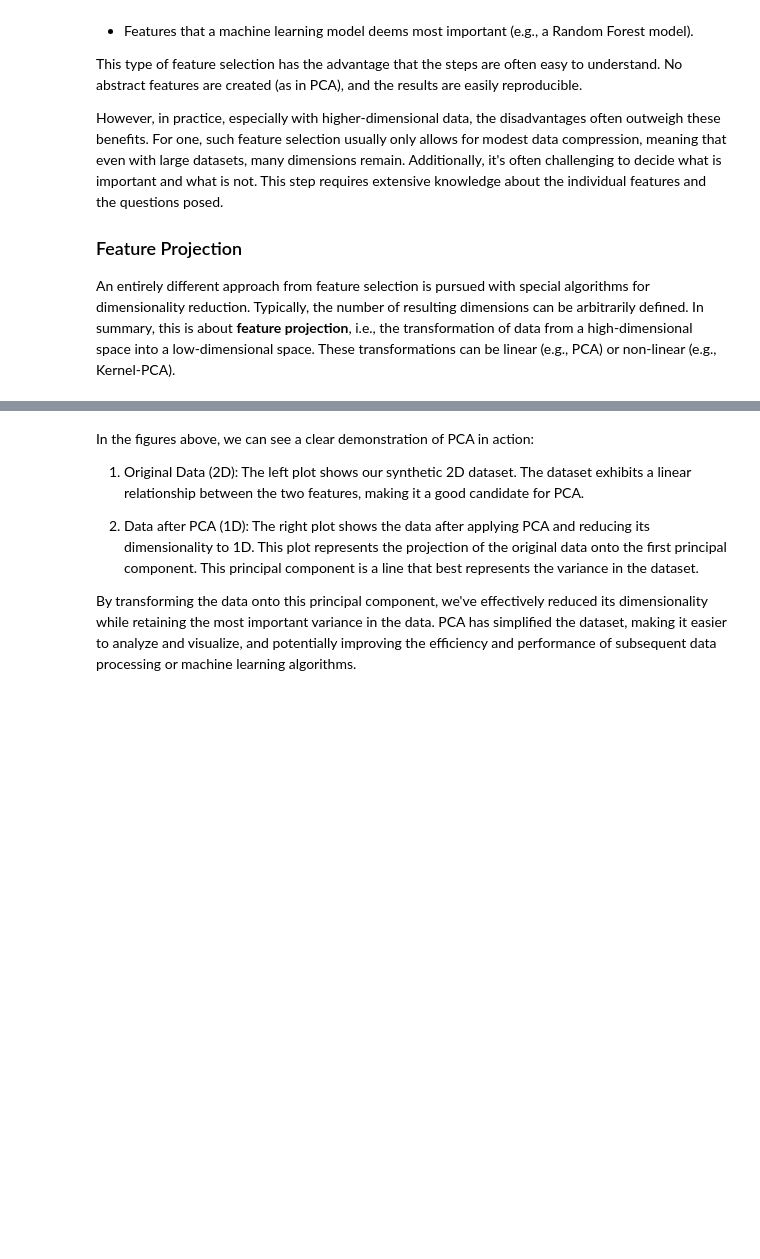
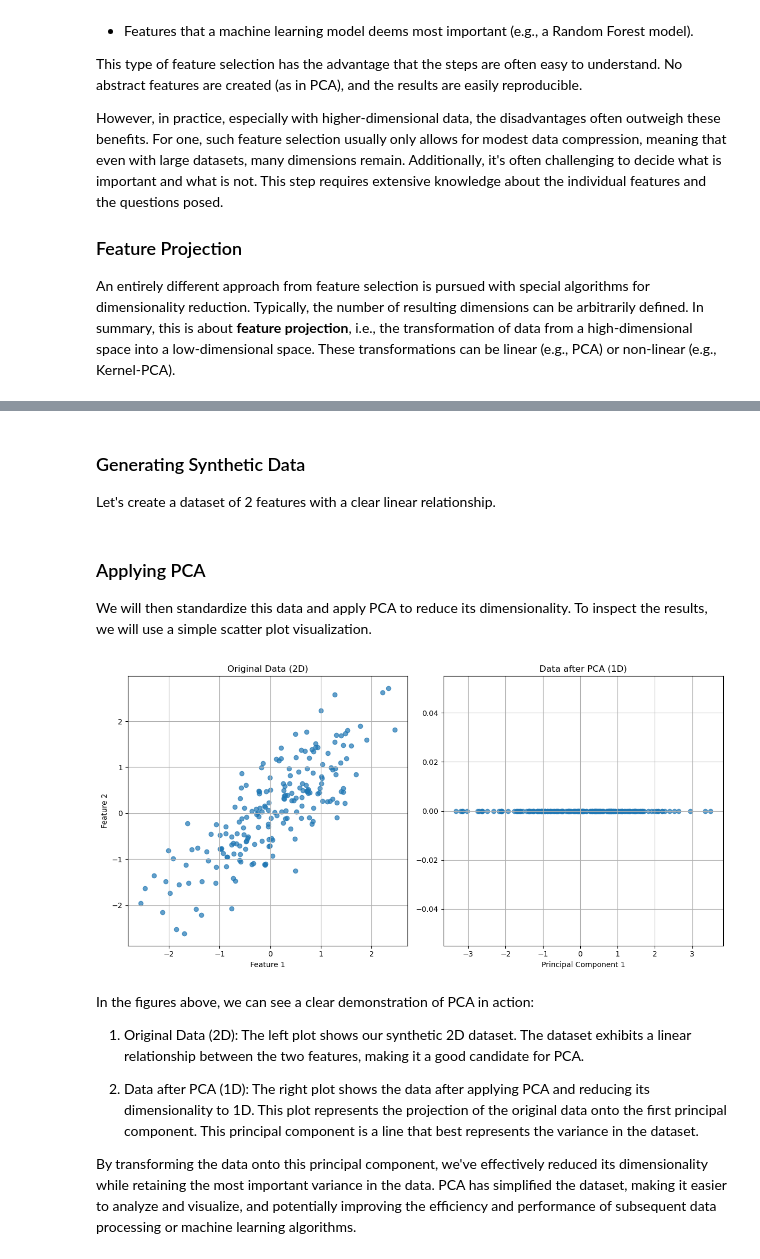
Before and after one commit to florian-huber/data_science_course, a Jupyter notebook: notebooks/live_coding_07_dimensionality_reduction.ipynb, the cells around one changed output, grey strips where cells are left out. Cells and saved outputs as stored; diff of their text form; code cells hidden in the pictures; blank space fills up the shorter version.

```diff
--- a/notebooks/live_coding_07_dimensionality_reduction.ipynb
+++ b/notebooks/live_coding_07_dimensionality_reduction.ipynb
@@ -115,0 +86,4 @@ X_pca = pca.fit_transform(X_std)
+# %% [markdown]
+### Generating Synthetic Data
+
+Let's create a dataset of 2 features with a clear linear relationship.
@@ -115,0 +98,5 @@ X_pca = pca.fit_transform(X_std)
+# %% [markdown]
+### Applying PCA
+
+We will then standardize this data and apply PCA to reduce its dimensionality.
+To inspect the results, we will use a simple scatter plot visualization.
@@ -116,24 +107,24 @@ X_pca = pca.fit_transform(X_std)
 # %%
 # Plotting the original data and the principal component
-plt.figure(figsize=(12, 6))
+fig, (ax1, ax2) = plt.subplots(1, 2, figsize=(12, 6))
 
 # Original Data (before PCA)
-plt.subplot(1, 2, 1)
-plt.scatter(X[:, 0], X[:, 1], alpha=0.7)
-plt.title("Original Data (2D)")
-plt.xlabel("Feature 1")
-plt.ylabel("Feature 2")
-plt.grid(True)
+ax1.scatter(X[:, 0], X[:, 1], alpha=0.7)
+ax1.set_title("Original Data (2D)")
+ax1.set_xlabel("Feature 1")
+ax1.set_ylabel("Feature 2")
+ax1.grid(True)
 
 # Data after PCA transformation
-plt.subplot(1, 2, 2)
-plt.scatter(X_pca[:, 0], np.zeros(len(X_pca)), alpha=0.7)
-plt.title("Data after PCA (1D)")
-plt.xlabel("Principal Component 1")
-plt.grid(True)
+ax2.scatter(X_pca[:, 0], np.zeros(len(X_pca)), alpha=0.7)
+ax2.set_title("Data after PCA (1D)")
+ax2.set_xlabel("Principal Component 1")
+ax2.grid(True)
 
 plt.tight_layout()
 plt.show()
+# %% [output]
+[figure, added]
 # %% [markdown]
 In the figures above, we can see a clear demonstration of PCA in action:
 
```
Also changed, not shown: parts of 45 cells of this notebook.
